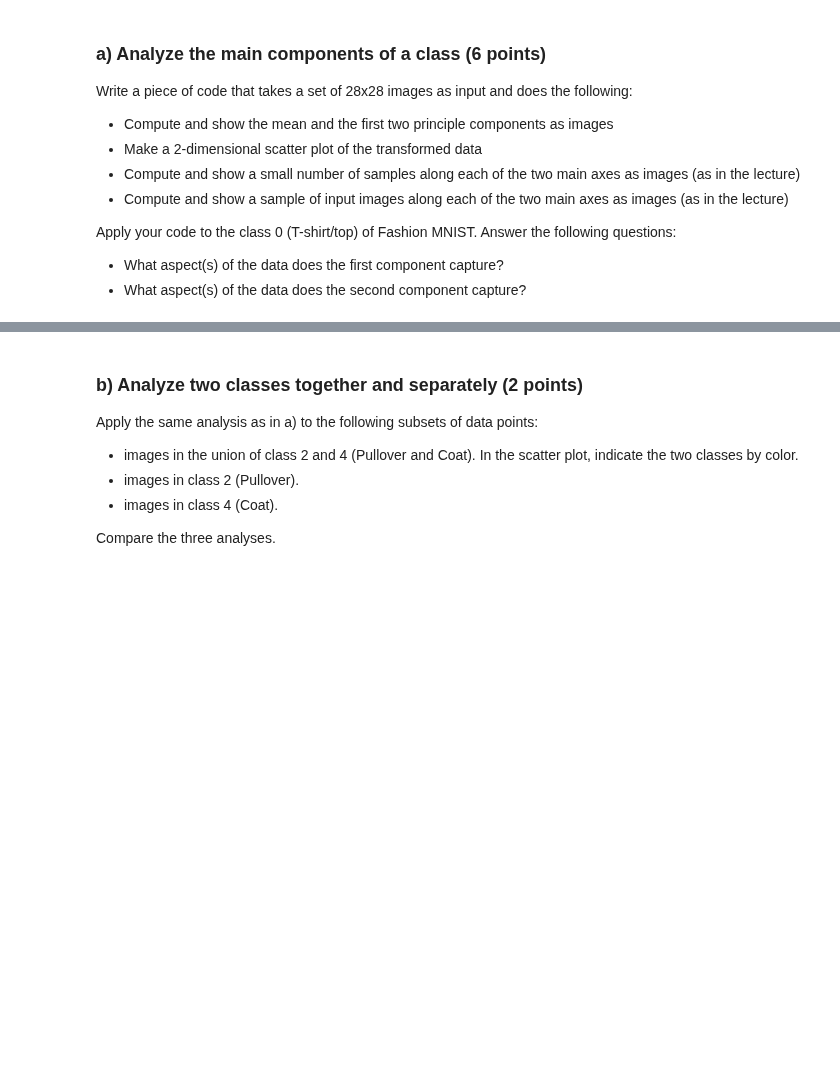
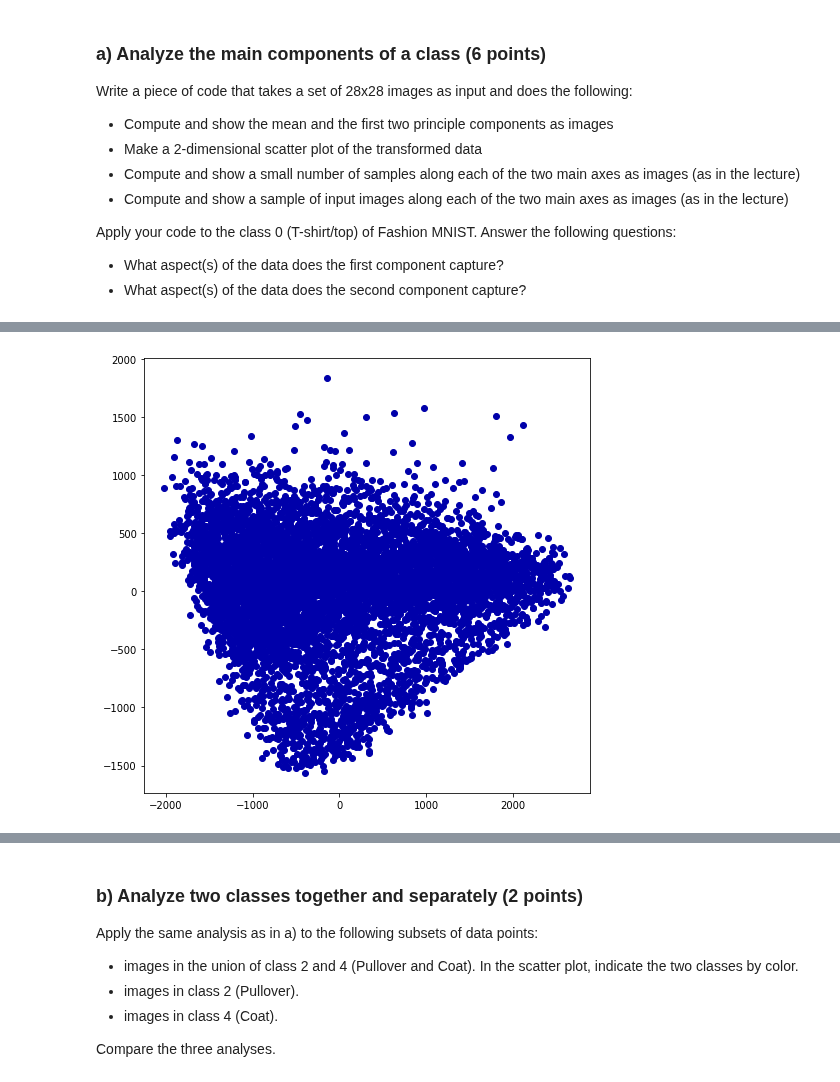
Before and after one commit to Mesoptier/ML-course, a Jupyter notebook: FDM_Challenge_Part1.ipynb, the cells around one changed output, grey strips where cells are left out. Drawn from its saved outputs; the diff is of its cells as text; code cells hidden in the pictures; blank space fills up the shorter version.

```diff
--- a/FDM_Challenge_Part1.ipynb
+++ b/FDM_Challenge_Part1.ipynb
@@ -69,0 +94,9 @@ Apply your code to the class 0 (T-shirt/top) of Fashion MNIST. Answer the follow
+# %%
+# Make a 2-dimensional scatter plot of the transformed data
+X_pca = pca.transform(X_a)
+
+plt.figure(figsize=(8, 8))
+
+plt.scatter(X_pca[:, 0], X_pca[:, 1]);
+# %% [output]
+[figure, added]
```
Also changed, not shown: parts of 10 cells of this notebook.
